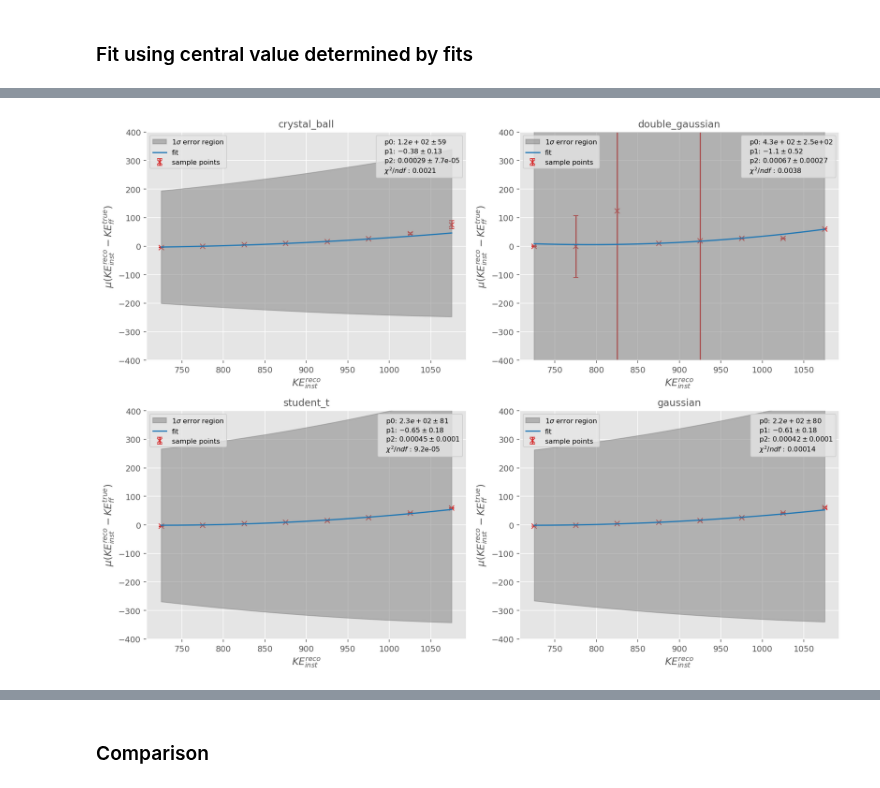
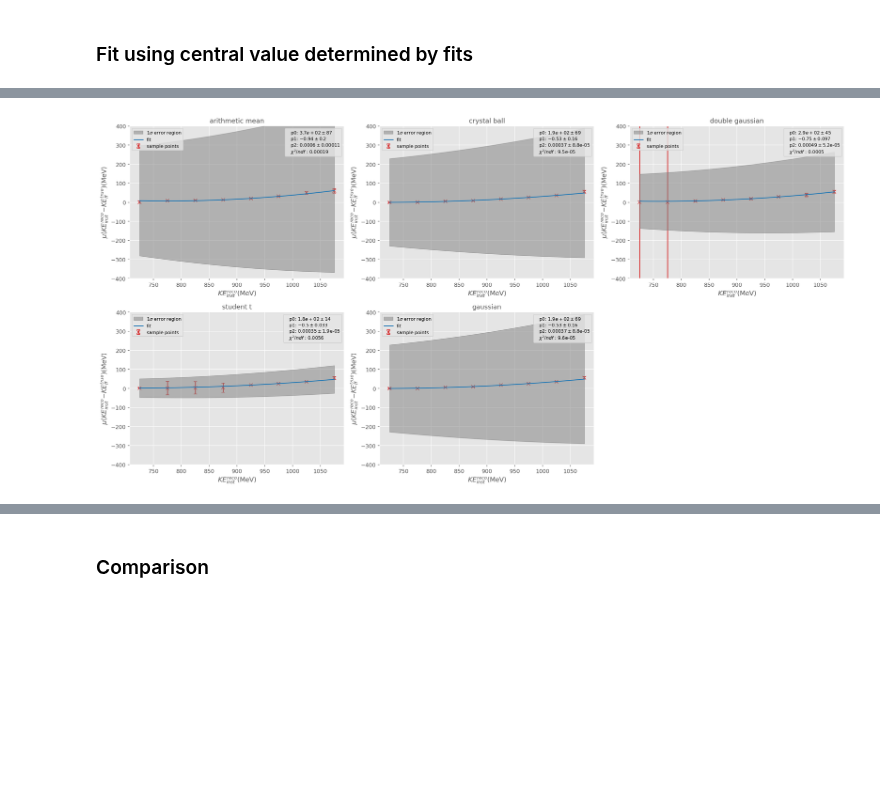
Before and after one commit to dlindebaum/pion-argon-xs-analysis, a Jupyter notebook: analysis/notebooks/beam_KE.ipynb, the cells around one changed output, grey strips where cells are left out. Drawn from its saved outputs; the diff is of its cells as text; code cells hidden in the pictures; blank space fills up the shorter version.

```diff
--- a/analysis/notebooks/beam_KE.ipynb
+++ b/analysis/notebooks/beam_KE.ipynb
@@ -121,5 +118,9 @@ MedianDEdXCut                25.252352            96.234999
 # %%
-save = True
+save = False
 if save: pdf = PdfPages("beam_KE_plots.pdf")
 def Save():
-    if save: pdf.savefig()
+    if save:
+        try:
+            pdf.savefig()
+        except AttributeError:
+            pass
@@ -131,2 +144,3 @@ true_ffKE = ak.flatten(mc.trueParticles.beam_traj_KE[ind])
 # %%
-KE_inst = KE(mc.recoParticles.beam_inst_P, Particle.from_pdgid(211).mass)
+KE_reco_inst = cross_section.KE(mc.recoParticles.beam_inst_P, Particle.from_pdgid(211).mass)
+KE_true_ff = mc.trueParticles.KE_front_face
@@ -193,0 +212,7 @@ print(popt)
+# %%
+bins = ak.Array([700, 750, 800, 850, 900, 950, 1000, 1050, 1100])
+
+mean_cv = NumericalCV(bins, KE_reco_inst, KE_true_ff)
+
+central_values = {}
+central_values["arithmetic_mean"] = {"value" : mean_cv[0], "error" : mean_cv[1]}
@@ -194,11 +221,9 @@ print(popt)
 # %% [markdown]
 ### Fit using central value determined by fits
 # %%
-df = pd.DataFrame({"KE_inst" : KE_inst, "true_ffKE" : true_ffKE})
+df = pd.DataFrame({"KE_inst" : KE_reco_inst, "true_ffKE" : KE_true_ff})
 df["residual"] = df.KE_inst - df.true_ffKE
 print(df)
-
-# bins = np.array(Fitting.create_bins_df(df.KE_inst, 500, [700, 1050]), dtype = int)
 
 functions = {
     "crystal_ball" : Fitting.crystal_ball,
@@ -207,9 +232,6 @@ functions = {
     "gaussian" : Fitting.gaussian
 }
 
-bins = ak.Array([700, 750, 800, 850, 900, 950, 1000, 1050, 1100])
-central_values = {}
-
 for f in functions:
     cv = Fitting.ExtractCentralValues_df(df, "KE_inst", "residual", [-250, 250], [functions[f]], bins, 50, rms_err = False)
     central_values[f] = {"value" : cv[0], "error" : cv[1]}
@@ -236,28 +258,17 @@ for f in functions:
 # %%
-class line(Fitting.FitFunction):
-    def func(x, m, c):
-        return m*x + c
-
-    def bounds(x, y):
-        return (-np.inf, np.inf)
-
-    def p0(x, y):
-        return None
-
-
 x = (bins[1:] + bins[:-1]) / 2
 xerr = abs(x - bins[1:])
 
 popt = {}
 perr = {}
 for i, cv in Plots.IterMultiPlot(central_values, True, True):
-    params = Fitting.Fit(x, central_values[cv]["value"], central_values[cv]["error"], poly2d, plot = True, xlabel = "$KE^{reco}_{inst}$", ylabel = "$\mu(KE^{reco}_{inst} - KE^{true}_{ff})$", maxfev = int(5E5), ylim = [-400, 400])
-    plt.title(cv)
+    params = Fitting.Fit(x, central_values[cv]["value"], central_values[cv]["error"], Fitting.poly2d, plot = True, xlabel = labels.KE_reco_inst + labels.MeV, ylabel = labels.mu_KE_reco_inst_minus_KE_true_ff + labels.MeV, maxfev = int(5E5), ylim = [-400, 400])
+    plt.title(cv.replace("_", " "))
     popt[cv] = params[0]
     perr[cv] = params[1]
 Save()
 # %% [output]
-[figure, old version]
+[figure, new version]
 # %%
 x_interp = np.linspace(700, 1100, 1000)
 
```
Also changed, not shown: parts of 24 cells of this notebook, 5 other files.
